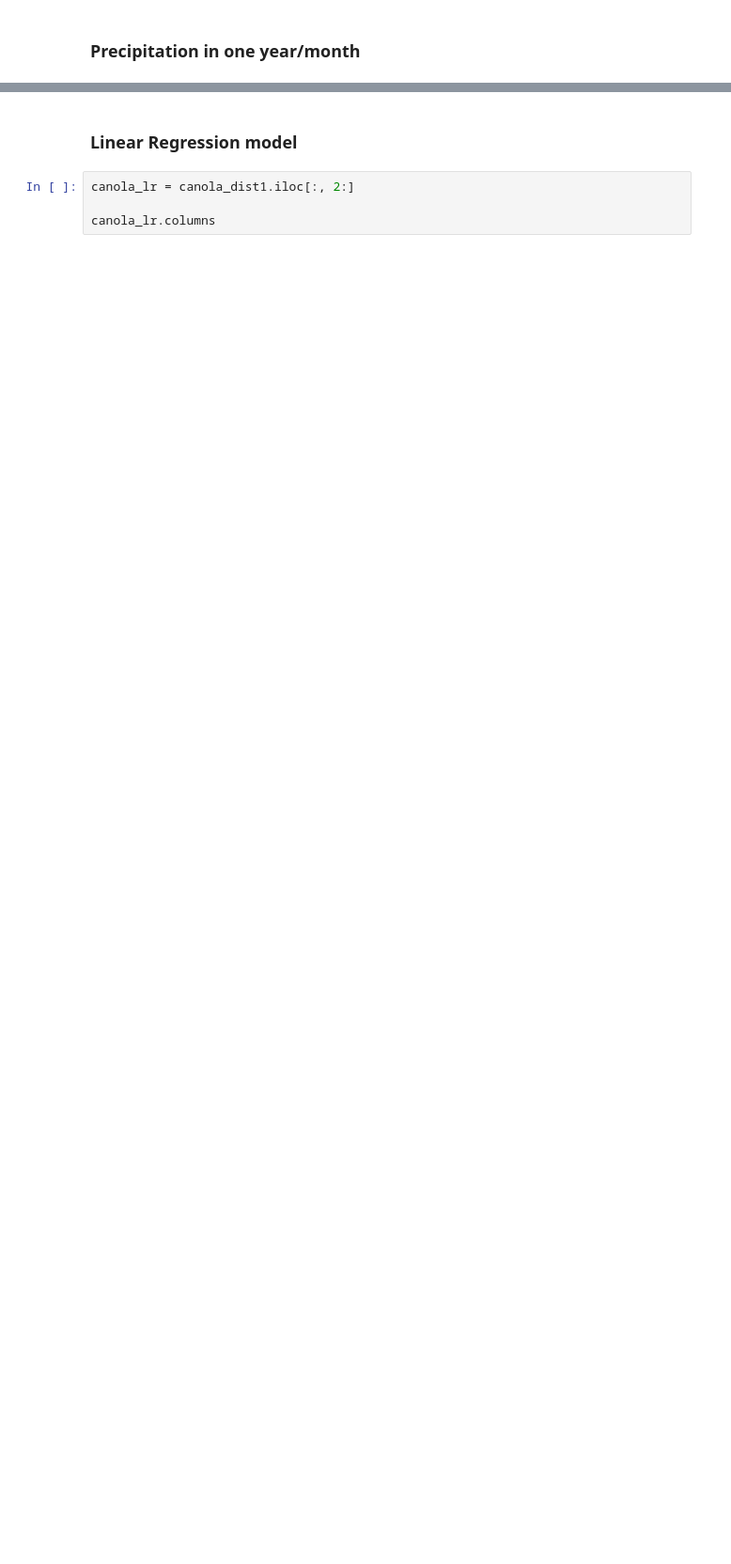
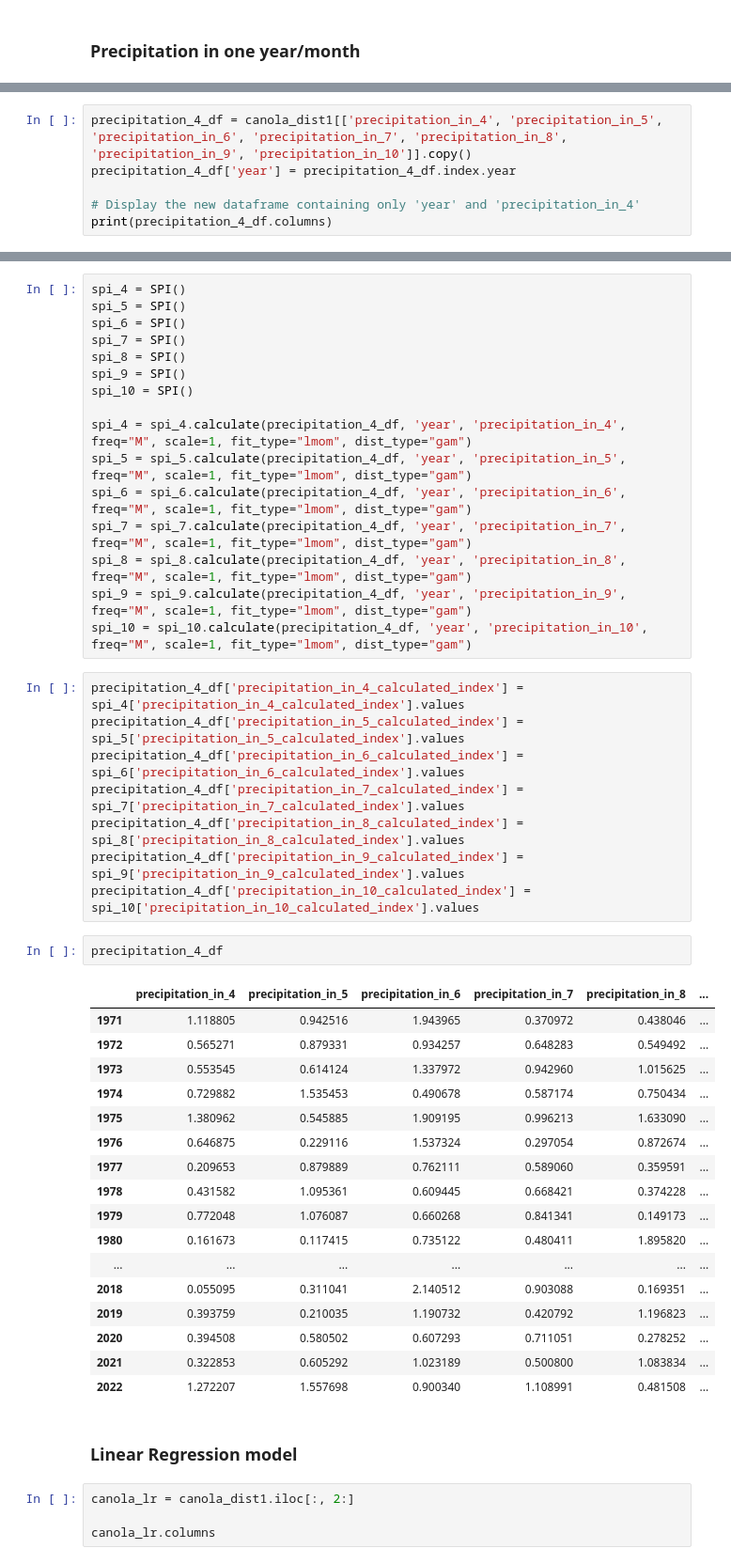
Before and after one commit to Laura-Pldk/Canola_Yield_Prediction, a Jupyter notebook: notebooks/Canola_presentation.ipynb, the cells around one changed output, grey strips where cells are left out. Shown at 94% size. Cells and saved outputs as stored; diff of their text form; blank space fills up the shorter version.

```diff
--- a/notebooks/Canola_presentation.ipynb
+++ b/notebooks/Canola_presentation.ipynb
@@ -360,0 +571,6 @@ canola_dist1.head()
+# %%
+precipitation_4_df = canola_dist1[['precipitation_in_4', 'precipitation_in_5', 'precipitation_in_6', 'precipitation_in_7', 'precipitation_in_8', 'precipitation_in_9', 'precipitation_in_10']].copy()
+precipitation_4_df['year'] = precipitation_4_df.index.year
+
+# Display the new dataframe containing only 'year' and 'precipitation_in_4'
+print(precipitation_4_df.columns)
@@ -361,3 +585,47 @@ canola_dist1.head()
+# %%
+spi_4 = SPI()
+spi_5 = SPI()
+spi_6 = SPI()
+spi_7 = SPI()
+spi_8 = SPI()
+spi_9 = SPI()
+spi_10 = SPI()
+
+spi_4 = spi_4.calculate(precipitation_4_df, 'year', 'precipitation_in_4', freq="M", scale=1, fit_type="lmom", dist_type="gam")
+spi_5 = spi_5.calculate(precipitation_4_df, 'year', 'precipitation_in_5', freq="M", scale=1, fit_type="lmom", dist_type="gam")
+spi_6 = spi_6.calculate(precipitation_4_df, 'year', 'precipitation_in_6', freq="M", scale=1, fit_type="lmom", dist_type="gam")
+spi_7 = spi_7.calculate(precipitation_4_df, 'year', 'precipitation_in_7', freq="M", scale=1, fit_type="lmom", dist_type="gam")
+spi_8 = spi_8.calculate(precipitation_4_df, 'year', 'precipitation_in_8', freq="M", scale=1, fit_type="lmom", dist_type="gam")
+spi_9 = spi_9.calculate(precipitation_4_df, 'year', 'precipitation_in_9', freq="M", scale=1, fit_type="lmom", dist_type="gam")
+spi_10 = spi_10.calculate(precipitation_4_df, 'year', 'precipitation_in_10', freq="M", scale=1, fit_type="lmom", dist_type="gam")
+# %%
+precipitation_4_df['precipitation_in_4_calculated_index'] = spi_4['precipitation_in_4_calculated_index'].values
+precipitation_4_df['precipitation_in_5_calculated_index'] = spi_5['precipitation_in_5_calculated_index'].values
+precipitation_4_df['precipitation_in_6_calculated_index'] = spi_6['precipitation_in_6_calculated_index'].values
+precipitation_4_df['precipitation_in_7_calculated_index'] = spi_7['precipitation_in_7_calculated_index'].values
+precipitation_4_df['precipitation_in_8_calculated_index'] = spi_8['precipitation_in_8_calculated_index'].values
+precipitation_4_df['precipitation_in_9_calculated_index'] = spi_9['precipitation_in_9_calculated_index'].values
+precipitation_4_df['precipitation_in_10_calculated_index'] = spi_10['precipitation_in_10_calculated_index'].values
+# %%
+precipitation_4_df
+# %% [output]
+|  | precipitation_in_4 | precipitation_in_5 | precipitation_in_6 | precipitation_in_7 | precipitation_in_8 | ... |
+| 1971 | 1.118805 | 0.942516 | 1.943965 | 0.370972 | 0.438046 | ... |
+| 1972 | 0.565271 | 0.879331 | 0.934257 | 0.648283 | 0.549492 | ... |
+| 1973 | 0.553545 | 0.614124 | 1.337972 | 0.942960 | 1.015625 | ... |
+| 1974 | 0.729882 | 1.535453 | 0.490678 | 0.587174 | 0.750434 | ... |
+| 1975 | 1.380962 | 0.545885 | 1.909195 | 0.996213 | 1.633090 | ... |
+| 1976 | 0.646875 | 0.229116 | 1.537324 | 0.297054 | 0.872674 | ... |
+| 1977 | 0.209653 | 0.879889 | 0.762111 | 0.589060 | 0.359591 | ... |
+| 1978 | 0.431582 | 1.095361 | 0.609445 | 0.668421 | 0.374228 | ... |
+| 1979 | 0.772048 | 1.076087 | 0.660268 | 0.841341 | 0.149173 | ... |
+| 1980 | 0.161673 | 0.117415 | 0.735122 | 0.480411 | 1.895820 | ... |
+| ... | ... | ... | ... | ... | ... | ... |
+| 2018 | 0.055095 | 0.311041 | 2.140512 | 0.903088 | 0.169351 | ... |
+| 2019 | 0.393759 | 0.210035 | 1.190732 | 0.420792 | 1.196823 | ... |
+| 2020 | 0.394508 | 0.580502 | 0.607293 | 0.711051 | 0.278252 | ... |
+| 2021 | 0.322853 | 0.605292 | 1.023189 | 0.500800 | 1.083834 | ... |
+| 2022 | 1.272207 | 1.557698 | 0.900340 | 1.108991 | 0.481508 | ... |
 # %% [markdown]
 ### Linear Regression model
 # %%
```
Also changed, not shown: parts of 51 cells of this notebook.
